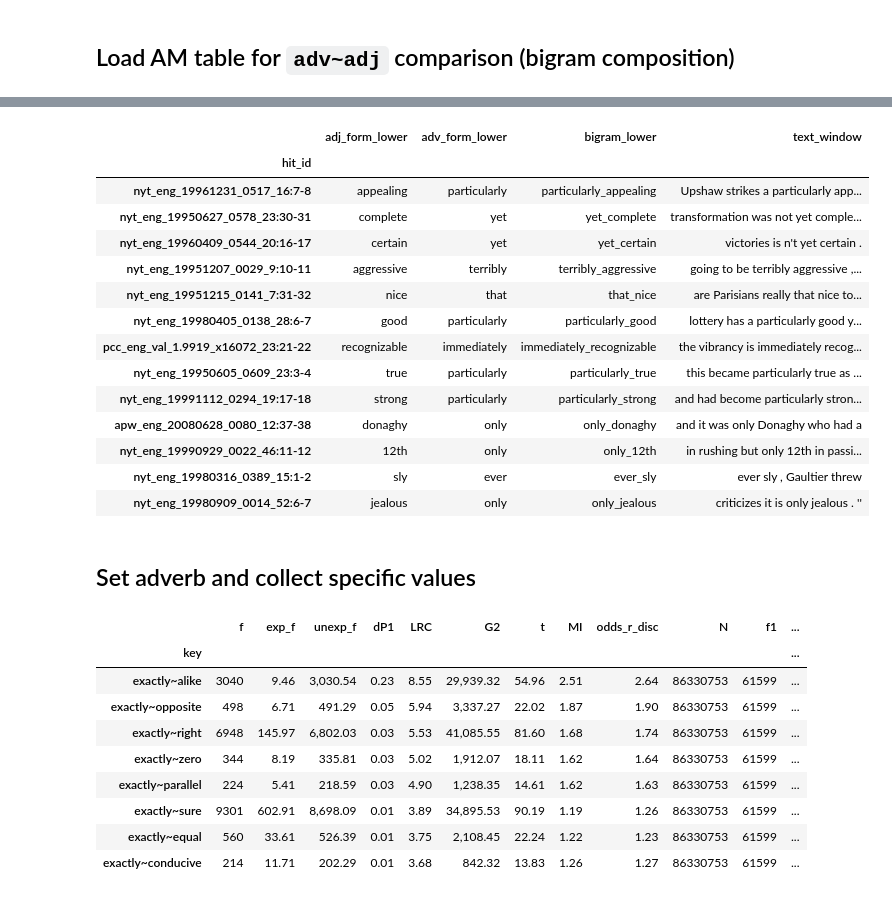
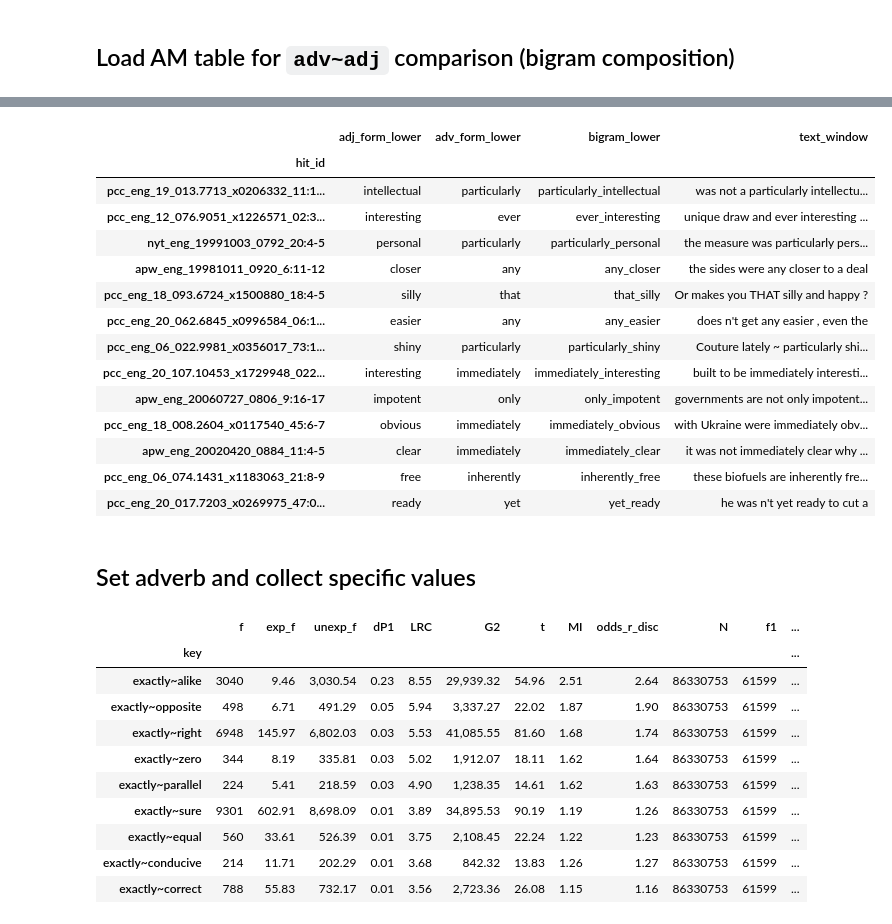
Before and after one commit to AndreaTheLinguist/sanpi, a Jupyter notebook: notebooks/top_NEGadv_bigram-composition.ipynb, the cells around one changed output, grey strips where cells are left out. Cells and saved outputs as stored; diff of their text form; code cells hidden in the pictures.

```diff
--- a/notebooks/top_NEGadv_bigram-composition.ipynb
+++ b/notebooks/top_NEGadv_bigram-composition.ipynb
@@ -7,19 +7,19 @@ from source.utils import POST_PROC_DIR, corners, timestamp_today
 from source.utils.associate import AM_DF_DIR, TOP_AM_DIR, adjust_assoc_columns
 from source.utils.sample import sample_pickle as sp
 
-K=8
-
+K=9
+DATE=timestamp_today()
 FOCUS_ORIG = ['f', 'E11', 'unexpected_f',
               'am_p1_given2', 'conservative_log_ratio',
               'am_log_likelihood', 't_score',
               'mutual_information', 'am_odds_ratio_disc',
               'N', 'f1', 'f2', 'l1', 'l2']
 FOCUS = adjust_assoc_columns(FOCUS_ORIG)
-HITS_SAMPLE_PATH = TOP_AM_DIR.joinpath(f'top8adv_sample-5-hit-tables_2024-05-13.pkl.gz')
+HITS_SAMPLE_PATH = TOP_AM_DIR.joinpath(f'top{K}adv_sample-{K}-hit-tables_{DATE}.pkl.gz')
 pd.set_option("display.float_format", '{:,.2f}'.format)
 pd.set_option("display.max_colwidth", 80)
 adv_am = pd.read_csv(
-    TOP_AM_DIR / 'Top7_NEG-ADV_combined.35f-7c_2024-05-15.csv').set_index('adv')
+    TOP_AM_DIR / f'Top{K}_NEG-ADV_combined.35f-7c_{DATE}.csv').set_index('adv')
 # loaded_cols = adv_am.columns.to_list()
 adv_am
 # %% [output]
@@ -80,38 +84,43 @@ adv_adj_am
 # %%
 def load_hit_table(adv_set):
 
     # hit_df = pd.read_pickle(HITS_PATH).filter(regex=r'^[nab].*lower|text|str|head')
     # hit_df = pd.read_pickle(HITS_PATH)
     if HITS_SAMPLE_PATH.is_file():
         hit_df = pd.read_pickle(HITS_SAMPLE_PATH)
     else:
-        hit_df = pd.concat([pd.read_pickle(p).filter(regex=r'^[nab].*lower|text|str|head')
-            for i,p in enumerate(Path('/share/compling/data/sanpi/2_hit_tables/RBXadj/simple').iterdir()) if i < 5] )
+        dfs = [ ]
+        for i,p in enumerate(Path('/share/compling/data/sanpi/2_hit_tables/RBXadj/simple').iterdir()):
+            if i  > K:
+                break
+            _df = pd.read_pickle(p).filter(regex=r'^[nab].*lower|text|str|head')
 
-        hit_df = hit_df.loc[hit_df.adv_form_lower.isin(adv_set), :]
-        hit_df = hit_df.drop_duplicates()
-        word_cols = hit_df.filter(regex=r'head|lower').columns
-        hit_df[word_cols] = hit_df[word_cols].astype('category')
-        hit_df.to_pickle(TOP_AM_DIR).joinpath(f'top{K}adv_sample-5-hit-tables_{timestamp_today()}.pkl.gz')
+            _df = _df.loc[_df.adv_form_lower.isin(adv_set), :]
+            _df = _df.drop_duplicates()
+            word_cols = _df.filter(regex=r'head|lower').columns
+            _df[word_cols] = _df[word_cols].astype('category')
+            dfs.append(_df)
+        hit_df = pd.concat(dfs)
+        hit_df.to_pickle(TOP_AM_DIR.joinpath(f'top{K}adv_sample-{K}-hit-tables_{DATE}.pkl.gz'))
     return  hit_df
 hits_df = load_hit_table(adv_list)
 hits_df.sort_index(axis=1).sample(13).iloc[:, :4]
 # %% [output]
 |  | adj_form_lower | adv_form_lower | bigram_lower | text_window |
 | hit_id |  |  |  |  |
-| nyt_eng_19961231_0517_16:7-8 | appealing | particularly | particularly_appealing | Upshaw strikes a particularly app... |
-| nyt_eng_19950627_0578_23:30-31 | complete | yet | yet_complete | transformation was not yet comple... |
-| nyt_eng_19960409_0544_20:16-17 | certain | yet | yet_certain | victories is n't yet certain . |
-| nyt_eng_19951207_0029_9:10-11 | aggressive | terribly | terribly_aggressive | going to be terribly aggressive ,... |
-| nyt_eng_19951215_0141_7:31-32 | nice | that | that_nice | are Parisians really that nice to... |
-| nyt_eng_19980405_0138_28:6-7 | good | particularly | particularly_good | lottery has a particularly good y... |
-| pcc_eng_val_1.9919_x16072_23:21-22 | recognizable | immediately | immediately_recognizable | the vibrancy is immediately recog... |
-| nyt_eng_19950605_0609_23:3-4 | true | particularly | particularly_true | this became particularly true as ... |
-| nyt_eng_19991112_0294_19:17-18 | strong | particularly | particularly_strong | and had become particularly stron... |
-| apw_eng_20080628_0080_12:37-38 | donaghy | only | only_donaghy | and it was only Donaghy who had a |
-| nyt_eng_19990929_0022_46:11-12 | 12th | only | only_12th | in rushing but only 12th in passi... |
-| nyt_eng_19980316_0389_15:1-2 | sly | ever | ever_sly | ever sly , Gaultier threw |
-| nyt_eng_19980909_0014_52:6-7 | jealous | only | only_jealous | criticizes it is only jealous . '' |
+| pcc_eng_19_013.7713_x0206332_11:1... | intellectual | particularly | particularly_intellectual | was not a particularly intellectu... |
+| pcc_eng_12_076.9051_x1226571_02:3... | interesting | ever | ever_interesting | unique draw and ever interesting ... |
+| nyt_eng_19991003_0792_20:4-5 | personal | particularly | particularly_personal | the measure was particularly pers... |
+| apw_eng_19981011_0920_6:11-12 | closer | any | any_closer | the sides were any closer to a deal |
+| pcc_eng_18_093.6724_x1500880_18:4-5 | silly | that | that_silly | Or makes you THAT silly and happy ? |
+| pcc_eng_20_062.6845_x0996584_06:1... | easier | any | any_easier | does n't get any easier , even the |
+| pcc_eng_06_022.9981_x0356017_73:1... | shiny | particularly | particularly_shiny | Couture lately ~ particularly shi... |
+| pcc_eng_20_107.10453_x1729948_022... | interesting | immediately | immediately_interesting | built to be immediately interesti... |
+| apw_eng_20060727_0806_9:16-17 | impotent | only | only_impotent | governments are not only impotent... |
+| pcc_eng_18_008.2604_x0117540_45:6-7 | obvious | immediately | immediately_obvious | with Ukraine were immediately obv... |
+| apw_eng_20020420_0884_11:4-5 | clear | immediately | immediately_clear | it was not immediately clear why ... |
+| pcc_eng_06_074.1431_x1183063_21:8-9 | free | inherently | inherently_free | these biofuels are inherently fre... |
+| pcc_eng_20_017.7203_x0269975_47:0... | ready | yet | yet_ready | he was n't yet ready to cut a |
 # %% [markdown]
 ## Set adverb and collect specific values
 # %%
@@ -129,4 +138,5 @@ exactly_adj_am
 | exactly~sure | 9301 | 602.91 | 8,698.09 | 0.01 | 3.89 | 34,895.53 | 90.19 | 1.19 | 1.26 | 86330753 | 61599 | ... |
 | exactly~equal | 560 | 33.61 | 526.39 | 0.01 | 3.75 | 2,108.45 | 22.24 | 1.22 | 1.23 | 86330753 | 61599 | ... |
 | exactly~conducive | 214 | 11.71 | 202.29 | 0.01 | 3.68 | 842.32 | 13.83 | 1.26 | 1.27 | 86330753 | 61599 | ... |
+| exactly~correct | 788 | 55.83 | 732.17 | 0.01 | 3.56 | 2,723.36 | 26.08 | 1.15 | 1.16 | 86330753 | 61599 | ... |
 # %%
```
Also changed, not shown: parts of 5 cells of this notebook.
